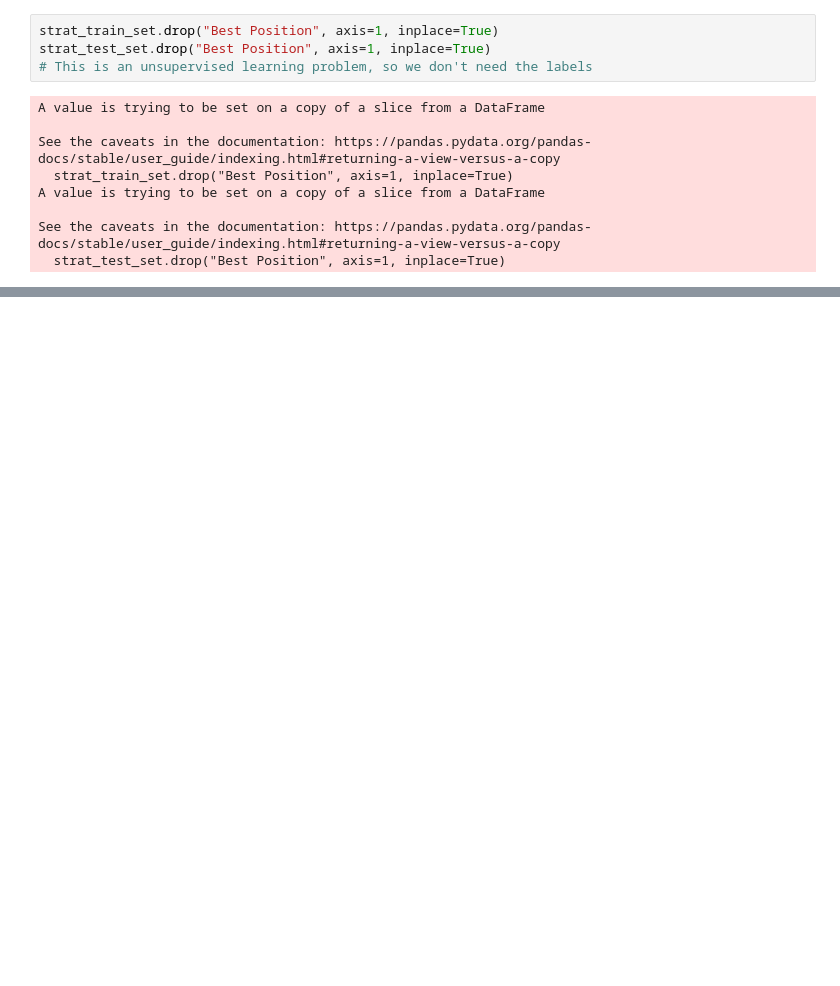
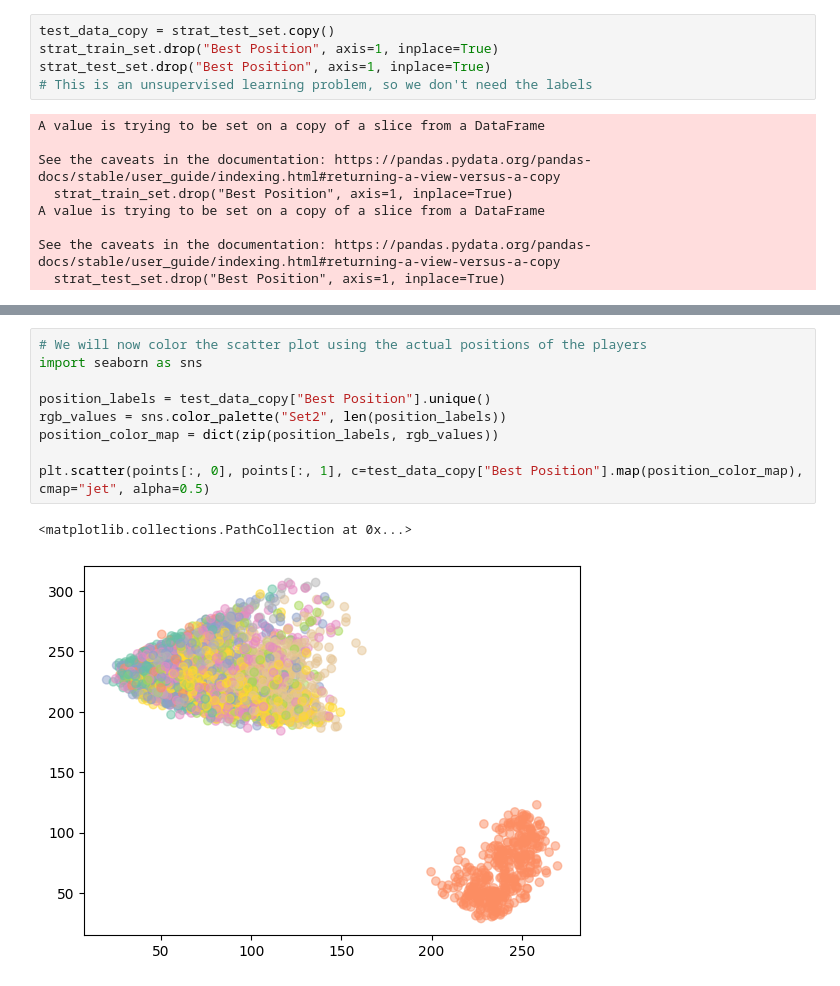
Before and after one commit to ngareleo/govee-lights, a Jupyter notebook: src/clustering.ipynb, the cells around one changed output, grey strips where cells are left out. Drawn from its saved outputs; the diff is of its cells as text; blank space fills up the shorter version.

```diff
--- a/src/clustering.ipynb
+++ b/src/clustering.ipynb
@@ -85,6 +85,7 @@ LW     0.011624
 CF     0.003922
 Name: count, dtype: float64
 # %%
+test_data_copy = strat_test_set.copy()
 strat_train_set.drop("Best Position", axis=1, inplace=True)
 strat_test_set.drop("Best Position", axis=1, inplace=True)
 # This is an unsupervised learning problem, so we don't need the labels
@@ -163,0 +186,12 @@ plt.scatter(points[:, 0], points[:, 1], c=s_model.labels_, cmap="jet", alpha=0.1
+# %%
+# We will now color the scatter plot using the actual positions of the players
+import seaborn as sns
+
+position_labels = test_data_copy["Best Position"].unique()
+rgb_values = sns.color_palette("Set2", len(position_labels))
+position_color_map = dict(zip(position_labels, rgb_values))
+
+plt.scatter(points[:, 0], points[:, 1], c=test_data_copy["Best Position"].map(position_color_map), cmap="jet", alpha=0.5)
+# %% [output]
+<matplotlib.collections.PathCollection at 0x...>
+[figure, added]
```
Also changed, not shown: parts of 6 cells of this notebook.
